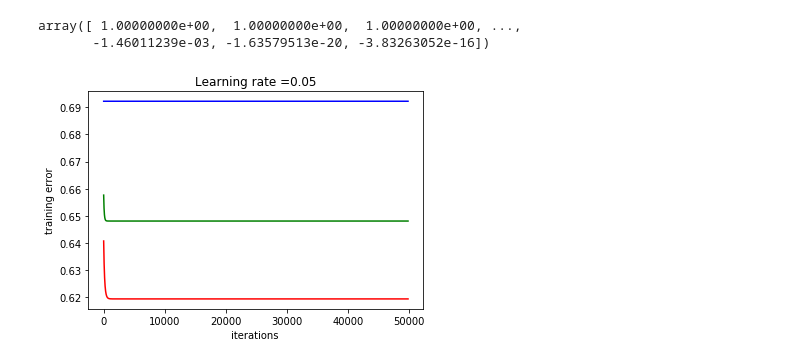
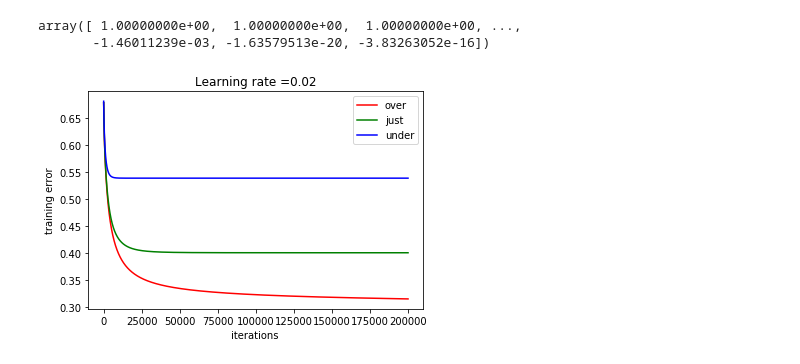
Before and after one commit to YoungsooNa/ML, a Jupyter notebook: Assignment_07/Assignment07.ipynb, the cells around one changed output. Drawn from its saved outputs; the diff is of its cells as text; code cells hidden in the pictures.

```diff
--- a/Assignment_07/Assignment07.ipynb
+++ b/Assignment_07/Assignment07.ipynb
@@ -59,17 +59,17 @@ o_accuracy_list = []
 j_accuracy_list = []
 u_accuracy_list = []
 
-lr = 0.05
-epochs = 50000
+lr = 0.02
+epochs = 200000
 
 o_A = None
 j_A = None
 u_A = None
 M = len(pointX)
 
-o_l = 0.001
-j_l = 0.1
-u_l = 10
+o_l = 0.000001
+j_l = 0.001
+u_l = 0.01
 
 for i in range(epochs):
     #forpass
@@ -87,7 +87,7 @@ for i in range(epochs):
 
     #backprop
     for k in range(setaN):
-        o_seta[k] = (1 - lr * j_l) * o_seta[k] - lr * np.sum(o_ERR * X[k]) / M
+        o_seta[k] = (1 - lr * o_l) * o_seta[k] - lr * np.sum(o_ERR * X[k]) / M
         j_seta[k] = (1 - lr * j_l) * j_seta[k] - lr * np.sum(j_ERR * X[k]) / M
         u_seta[k] = (1 - lr * u_l) * u_seta[k] - lr * np.sum(u_ERR * X[k]) / M
 
@@ -109,15 +109,16 @@ for i in range(epochs):
     j_err_list.append(j_loss)
     u_err_list.append(u_loss)
 # %%
-plt.plot(np.squeeze(o_err_list[200:]), color='r')
-plt.plot(np.squeeze(j_err_list[200:]), color='g')
-plt.plot(np.squeeze(u_err_list[200:]), color='b')
+plt.plot(np.squeeze(o_err_list[200:]), color='r', label='over')
+plt.plot(np.squeeze(j_err_list[200:]), color='g', label='just')
+plt.plot(np.squeeze(u_err_list[200:]), color='b', label='under')
 plt.ylabel('training error')
 plt.xlabel('iterations ')
+plt.legend()
 plt.title("Learning rate =" + str(lr))
 plt.show()
 # %% [output]
-[figure, old version]
+[figure, new version]
 # %%
 print(f"\033[1;30m over-fitting   \033[1;31m{o_l}  \n\033[1;30m just-right      \033[1;32m{j_l} \n\033[1;30m under-fitting    \033[1;34m {u_l}")
 # %% [output]
```
Also changed, not shown: parts of 3 cells of this notebook.
